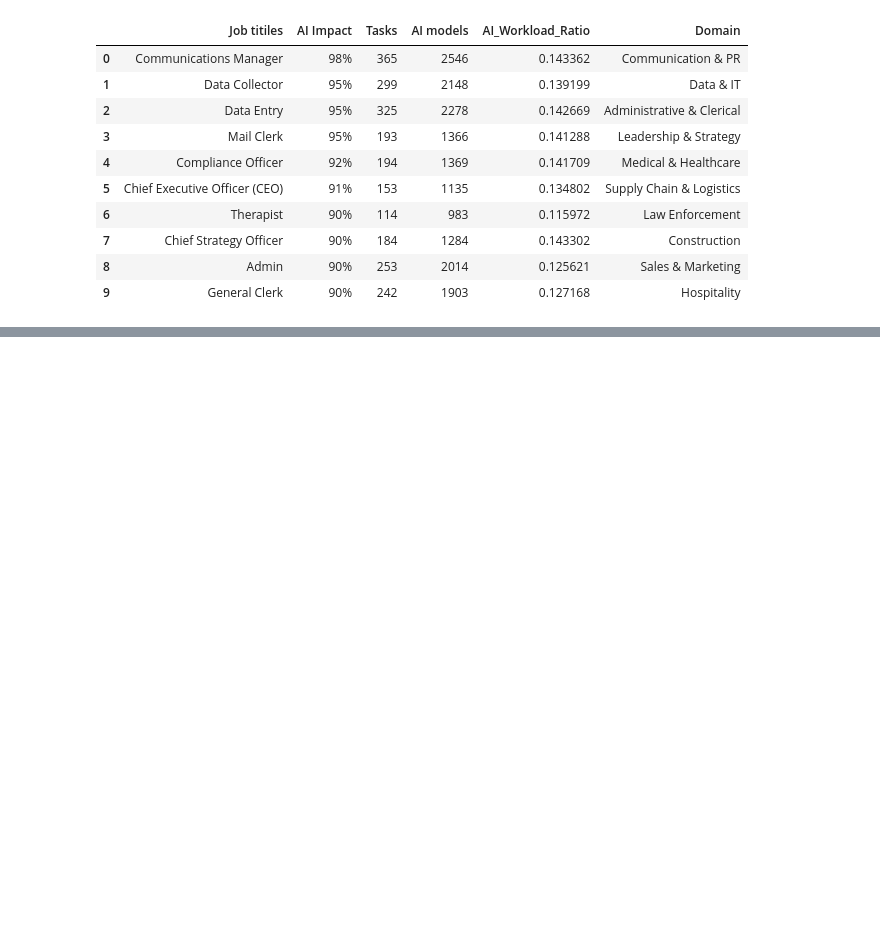
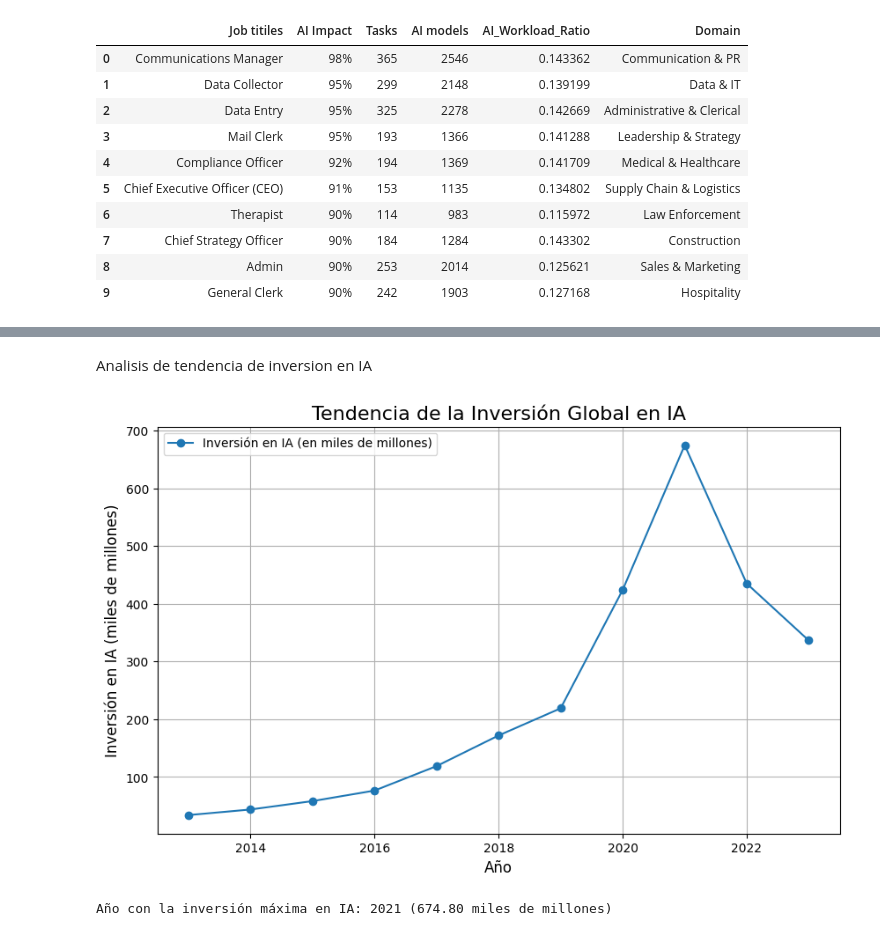
Before and after one commit to adrianalessandro/proyecto_csdatos, a Jupyter notebook: main.ipynb, the cells around one changed output, grey strips where cells are left out. Saved outputs shown, nothing was run; the diff lists cells and outputs as text; code cells hidden in the pictures; blank space fills up the shorter version.

```diff
--- a/main.ipynb
+++ b/main.ipynb
@@ -172,0 +231,12 @@ df_IA_impact
+# %%
+investment_data = pd.read_csv('data/corporate-investment-in-artificial-intelligence-by-type.csv', usecols=['Entity', 'Year', 'Global corporate investment in AI'])
+print("Datos de inversión en IA：")
+print(investment_data.head())
+
+jobs_data = pd.read_csv('data/IA_impact_on_jobs.csv', usecols=['Job titiles', 'AI Impact', 'Tasks', 'AI models', 'Domain'])
+print("\nDatos de impacto de IA en el empleo：")
+print(jobs_data.head())
+
+layoffs_data = pd.read_csv('data/tech_layoffs_COMPLETO.csv', usecols=['Company', 'Date_layoffs', 'Percentage', 'Company_Size_before_Layoffs', 'Company_Size_after_layoffs', 'Industry'])
+print("\nDatos de despidos：")
+print(layoffs_data.head())
@@ -172,0 +358,23 @@ df_IA_impact
+# %% [markdown]
+Analisis de tendencia de inversion en IA
+# %%
+# Agrupar los datos de inversión por año y calcular la suma total
+investment_trend = investment_data.groupby('Year')['Global corporate investment in AI'].sum()
+
+# Dibujar la gráfica de tendencias
+plt.figure(figsize=(10, 6))
+plt.plot(investment_trend.index, investment_trend.values, marker='o', linestyle='-', label='Inversión en IA (en miles de millones)')
+plt.title('Tendencia de la Inversión Global en IA', fontsize=16)
+plt.xlabel('Año', fontsize=12)
+plt.ylabel('Inversión en IA (miles de millones)', fontsize=12)
+plt.grid(True)
+plt.legend()
+plt.show()
+
+# Identificar los años con inversión máxima
+peak_year = investment_trend.idxmax()
+peak_investment = investment_trend.max()
+print(f"Año con la inversión máxima en IA: {peak_year} ({peak_investment:.2f} miles de millones)")
+# %% [output]
+[figure, added]
+Año con la inversión máxima en IA: 2021 (674.80 miles de millones)
```
Also changed, not shown: parts of 63 cells of this notebook.
